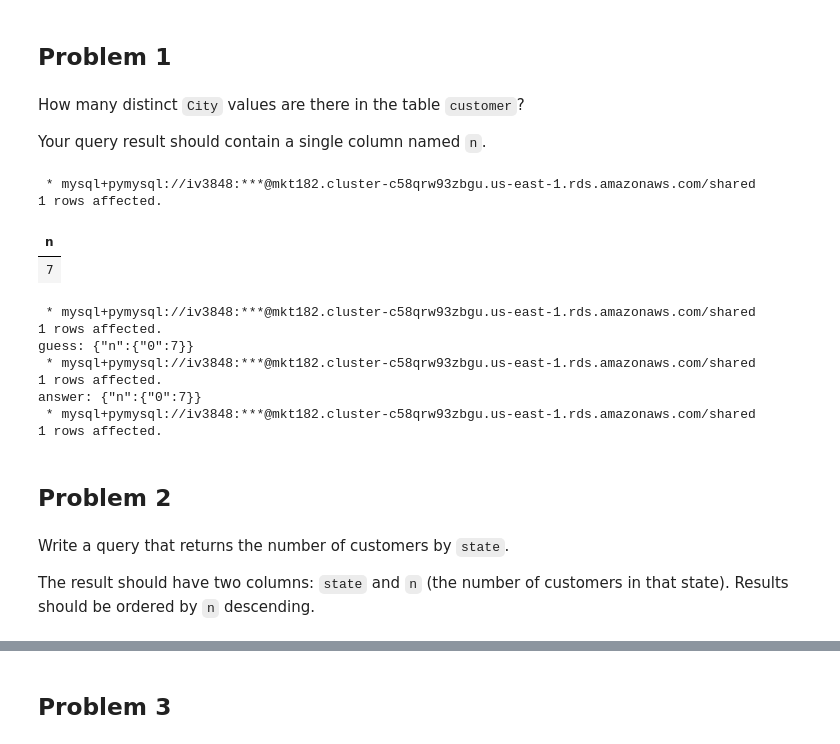
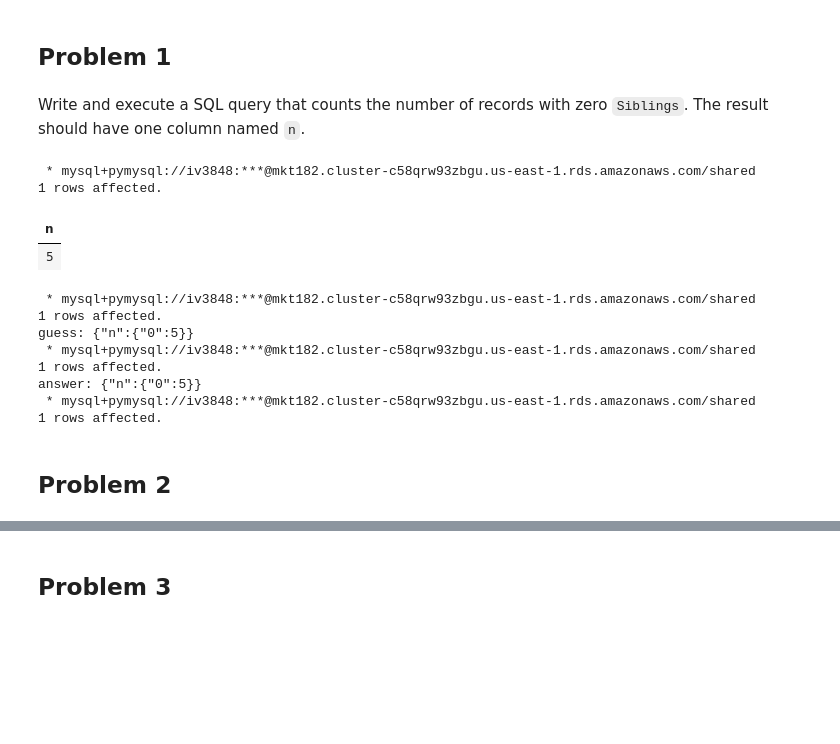
Before and after one commit to ishitavasishth/A-B_Testing_Dashboard, a Jupyter notebook: SQLData_IshitaVasishth.ipynb, the cells around one changed output, grey strips where cells are left out. Cells and saved outputs as stored; diff of their text form; code cells hidden in the pictures; blank space fills up the shorter version.

```diff
--- a/SQLData_IshitaVasishth.ipynb
+++ b/SQLData_IshitaVasishth.ipynb
@@ -156,32 +135,27 @@ Quick check to verify we actually see some data in this schema:
 # %% [markdown]
 ## Problem 1
-# %% [markdown]
-How many distinct `City` values are there in the table `customer`?
-
-Your query result should contain a single column named `n`.
+# %% [markdown]
+Write and execute a SQL query that counts the number of records with zero `Siblings`. The result should have one column named `n`.
 # %%
 %%sql
-
-SELECT count( distinct city) as n FROM customer
+SELECT count(*) as n
+from survey
+where siblings = 0
 # %% [output]
  * mysql+pymysql://iv3848:***@mkt182.cluster-c58qrw93zbgu.us-east-1.rds.amazonaws.com/shared
 1 rows affected.
 | n |
-| 7 |
+| 5 |
 # %%
-store_answer(2,1)
+store_answer(1,1)
 # %% [output]
  * mysql+pymysql://iv3848:***@mkt182.cluster-c58qrw93zbgu.us-east-1.rds.amazonaws.com/shared
 1 rows affected.
-guess: {"n":{"0":7}}
+guess: {"n":{"0":5}}
  * mysql+pymysql://iv3848:***@mkt182.cluster-c58qrw93zbgu.us-east-1.rds.amazonaws.com/shared
 1 rows affected.
-answer: {"n":{"0":7}}
+answer: {"n":{"0":5}}
  * mysql+pymysql://iv3848:***@mkt182.cluster-c58qrw93zbgu.us-east-1.rds.amazonaws.com/shared
 1 rows affected.
 # %% [markdown]
 ## Problem 2
-# %% [markdown]
-Write a query that returns the number of customers by `state`.
-
-The result should have two columns: `state` and `n` (the number of customers in that state).  Results should be ordered by `n` descending.
```
Also changed, not shown: parts of 69 cells of this notebook.
